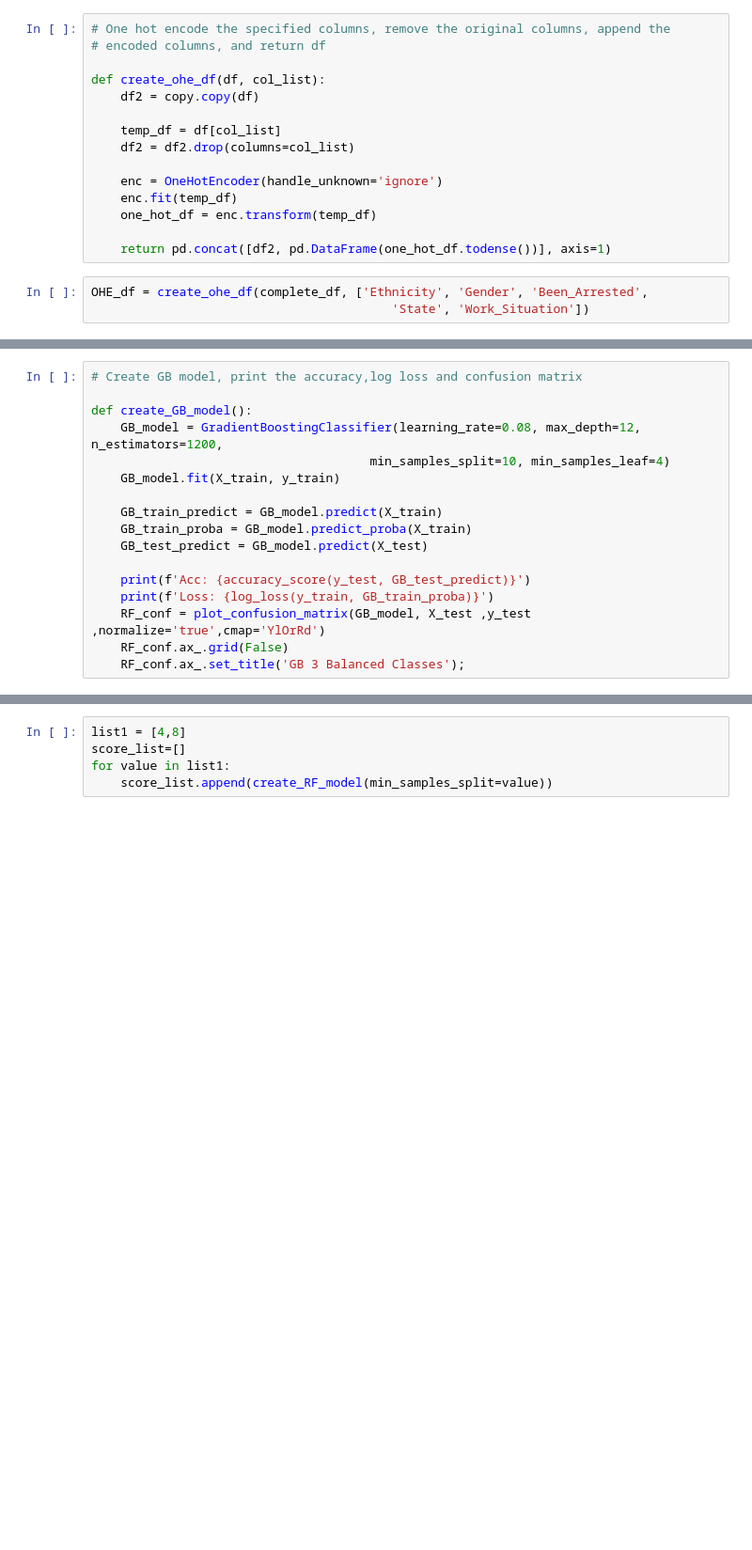
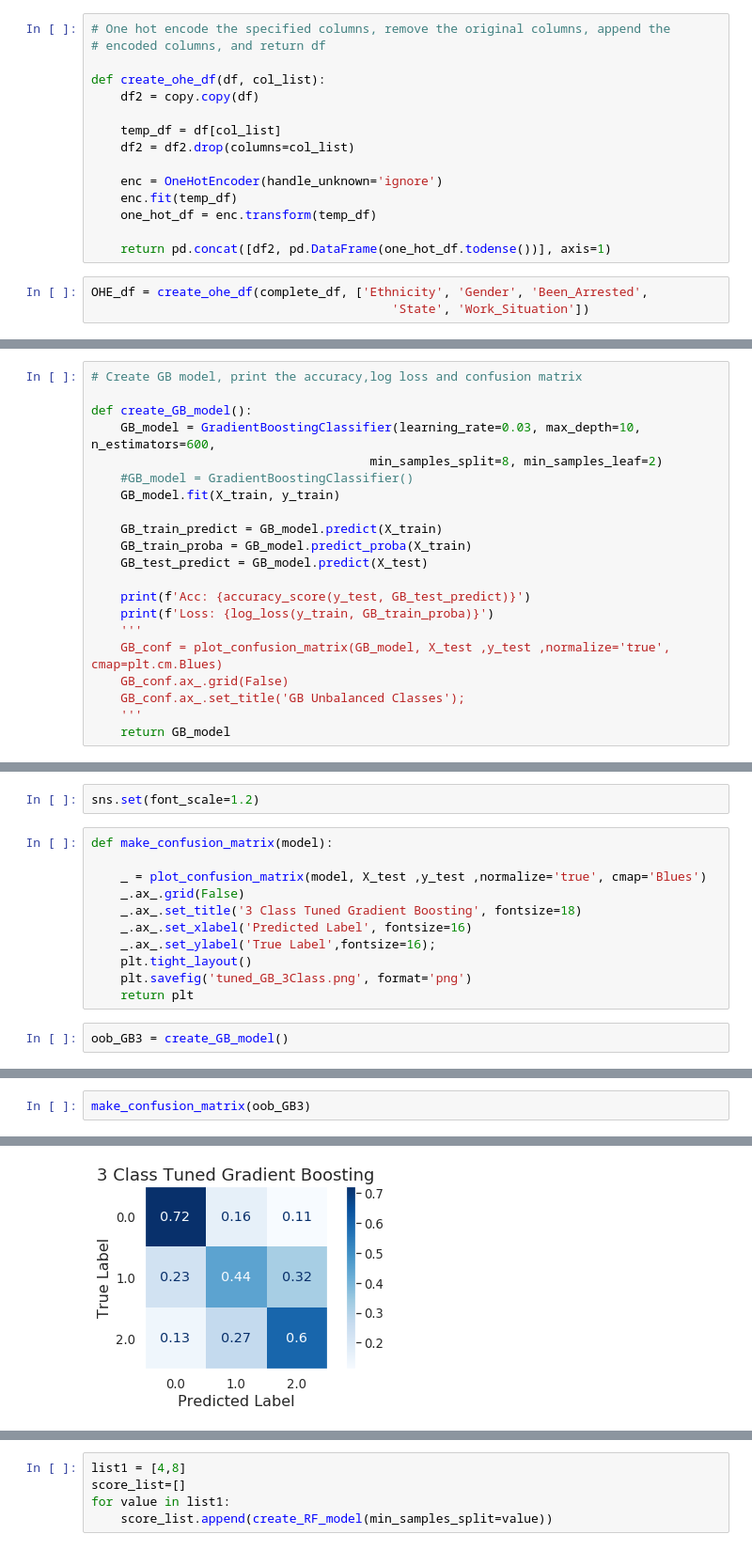
Before and after one commit to stewart-milberger/Alcohol-Consumption-Predictions, a Jupyter notebook: Modeling.ipynb, the cells around one changed output, grey strips where cells are left out. Shown: that part at 94% size. Drawn from its saved outputs; the diff is of its cells as text; blank space fills up the shorter version.

```diff
--- a/Modeling.ipynb
+++ b/Modeling.ipynb
@@ -115,8 +200,9 @@ X_train, X_test, y_train, y_test= convert_split('target')
 # Create GB model, print the accuracy,log loss and confusion matrix
 
 def create_GB_model():
-    GB_model = GradientBoostingClassifier(learning_rate=0.08, max_depth=12, n_estimators=1200,
-                                      min_samples_split=10, min_samples_leaf=4)
+    GB_model = GradientBoostingClassifier(learning_rate=0.03, max_depth=10, n_estimators=600,
+                                      min_samples_split=8, min_samples_leaf=2)
+    #GB_model = GradientBoostingClassifier()
     GB_model.fit(X_train, y_train)
 
     GB_train_predict = GB_model.predict(X_train)
@@ -125,9 +211,12 @@ def create_GB_model():
 
     print(f'Acc: {accuracy_score(y_test, GB_test_predict)}')
     print(f'Loss: {log_loss(y_train, GB_train_proba)}')
-    RF_conf = plot_confusion_matrix(GB_model, X_test ,y_test ,normalize='true',cmap='YlOrRd')
-    RF_conf.ax_.grid(False)
-    RF_conf.ax_.set_title('GB 3 Balanced Classes');
+    '''
+    GB_conf = plot_confusion_matrix(GB_model, X_test ,y_test ,normalize='true', cmap=plt.cm.Blues)
+    GB_conf.ax_.grid(False)
+    GB_conf.ax_.set_title('GB Unbalanced Classes');
+    '''
+    return GB_model
 # %%
 # Create RF model, print the accuracy,log loss and confusion matrix
 
@@ -153,0 +266,15 @@ def create_RF_model(max_depth=10, n_estimators=600, min_samples_split=6, min_sam
+# %%
+sns.set(font_scale=1.2)
+# %%
+def make_confusion_matrix(model):
+
+    _ = plot_confusion_matrix(model, X_test ,y_test ,normalize='true', cmap='Blues')
+    _.ax_.grid(False)
+    _.ax_.set_title('3 Class Tuned Gradient Boosting', fontsize=18)
+    _.ax_.set_xlabel('Predicted Label', fontsize=16)
+    _.ax_.set_ylabel('True Label',fontsize=16);
+    plt.tight_layout()
+    plt.savefig('tuned_GB_3Class.png', format='png')
+    return plt
+# %%
+oob_GB3 = create_GB_model()
@@ -153,0 +284,3 @@ def create_RF_model(max_depth=10, n_estimators=600, min_samples_split=6, min_sam
+# %%
+make_confusion_matrix(oob_GB3)
+# %% [output]
@@ -153,0 +288 @@ def create_RF_model(max_depth=10, n_estimators=600, min_samples_split=6, min_sam
+[figure, added]
```
Also changed, not shown: parts of 38 cells of this notebook, 9 other files.
